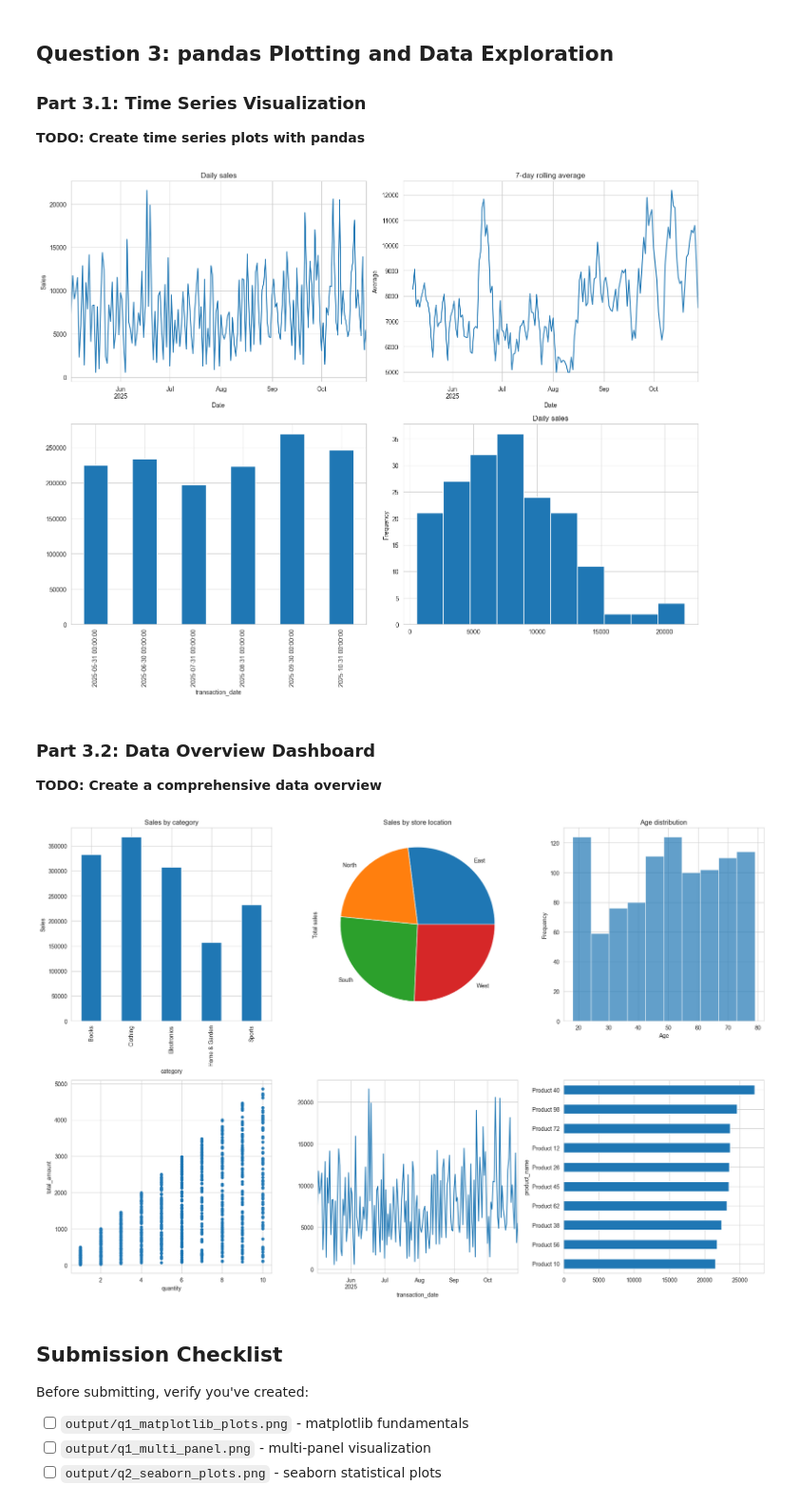
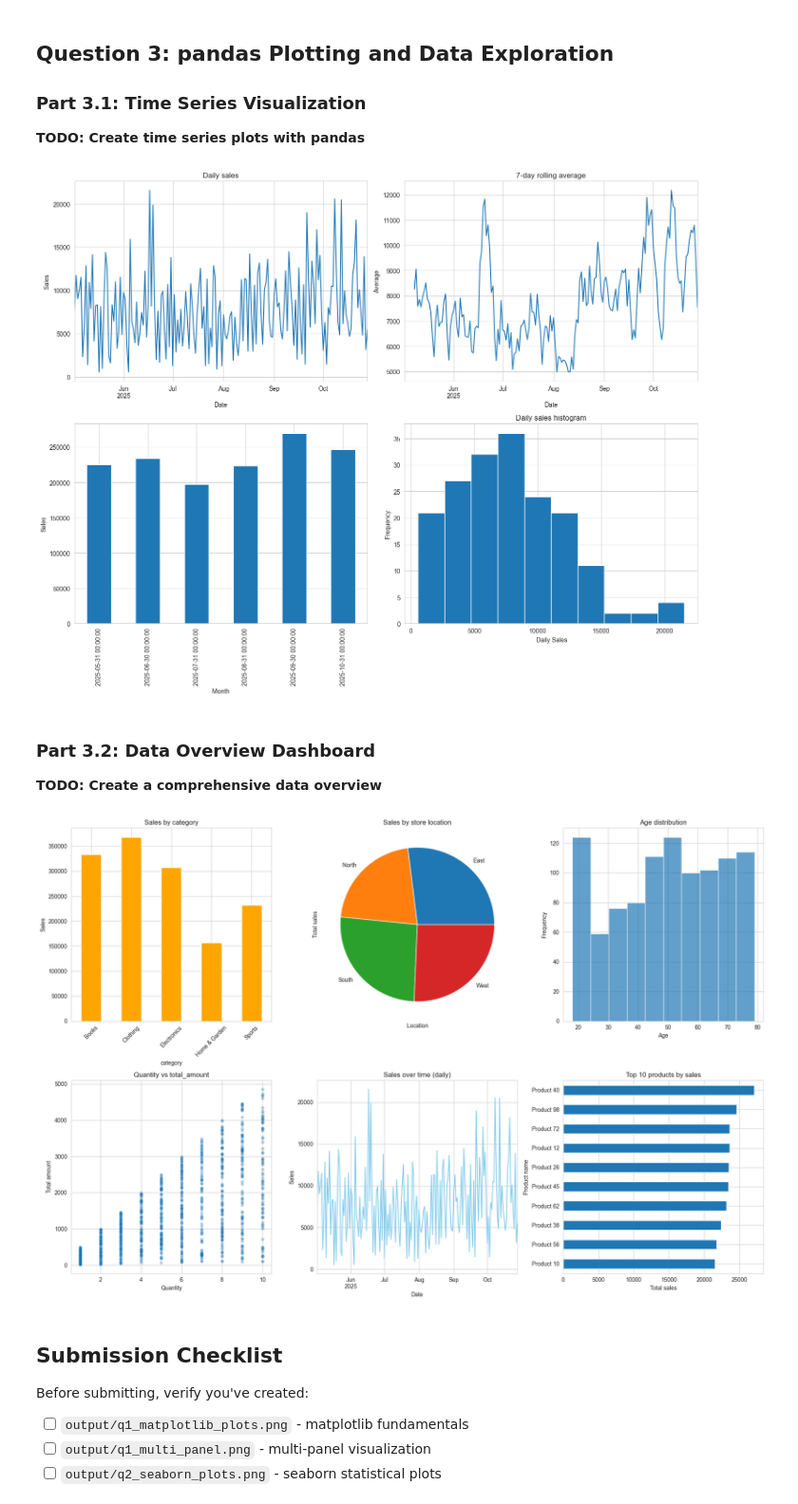
Before and after one commit to UCSF-DataSci/ds217-07-vision-quest-bobho1999, a Jupyter notebook: assignment.ipynb, the cells around one changed output. Shown at 95% size. Saved outputs shown, nothing was run; the diff lists cells and outputs as text; code cells hidden in the pictures.

Commit message:
Added Q3 plot title, labels, etc.

```diff
--- a/assignment.ipynb
+++ b/assignment.ipynb
@@ -288,26 +288,28 @@ daily_sales = merged_df.groupby('transaction_date')['total_amount'].sum()
 fig, axes = plt.subplots(2, 2, figsize=(15, 12))
 
 # TODO: Top-left: Line plot of daily sales
-# TODO: Top-right: Rolling 7-day average
-# TODO: Bottom-left: Monthly sales bar chart (use resample('ME') for month-end frequency)
-# TODO: Bottom-right: Sales distribution histogram
 daily_sales.plot(ax=axes[0,0], title='Daily sales', xlabel='Date', ylabel='Sales')
 
+# TODO: Top-right: Rolling 7-day average
 roll = daily_sales.rolling(window=7).mean()
 roll.plot(ax=axes[0,1], x='transaction_date', y='rolling_average', title='7-day rolling average', xlabel='Date', ylabel='Average')
 
+# TODO: Bottom-left: Monthly sales bar chart (use resample('ME') for month-end frequency)
 month_end = daily_sales.resample("ME").sum()
-month_end.plot(ax=axes[1,0], kind='bar', xlabel='Month')
+month_end.plot(ax=axes[1,0], kind='bar', xlabel='Month', ylabel='Sales')
 
+# TODO: Bottom-right: Sales distribution histogram
 daily_sales.plot(ax=axes[1,1], kind='hist', title='Daily sales histogram', xlabel=" Daily Sales")
+
 # TODO: Add titles and labels
 # TODO: Save the plot as 'output/q3_pandas_plots.png'
+
 
 plt.tight_layout()
 plt.savefig('output/q3_pandas_plots.png', dpi=300, bbox_inches='tight')
 plt.show()
 # %% [output]
-[figure, old version]
+[figure, new version]
 # %% [markdown]
 ### Part 3.2: Data Overview Dashboard
 
@@ -317,41 +319,48 @@ plt.show()
 fig, axes = plt.subplots(2, 3, figsize=(18, 12))
 
 # TODO: Plot 1: Sales by category (bar chart)
-merged_df.groupby("category")['total_amount'].sum().plot(kind='bar', ax=axes[0,0])
+merged_df.groupby("category")['total_amount'].sum().plot(kind='bar', ax=axes[0,0], rot=45, color='orange')
 # TODO: Plot 2: Sales by store location (pie chart)
 merged_df.groupby("store_location")['total_amount'].sum().plot(kind='pie', ax=axes[0,1])
 # TODO: Plot 3: Age distribution (histogram)
 merged_df['age'].plot(kind='hist', ax=axes[0, 2], alpha=0.7, title='Histogram')
 # TODO: Plot 4: Quantity vs total_amount scatter
-merged_df.plot(kind='scatter', x='quantity', y='total_amount', ax=axes[1,0])
+merged_df.plot(kind='scatter', x='quantity', y='total_amount', ax=axes[1,0], alpha=0.3)
 # TODO: Plot 5: Sales over time (line plot)
-daily_sales.plot(ax=axes[1,1])
+daily_sales.plot(ax=axes[1,1], color='skyblue')
 # TODO: Plot 6: Top 10 products by sales (horizontal bar)
 top = merged_df.groupby('product_name')['total_amount'].sum().sort_values(ascending=False).head(10)
 top.plot(kind='barh', ax=axes[1,2]).invert_yaxis()
 
 # TODO: Add titles and customize appearance
 # TODO: Save the plot as 'output/q3_data_overview.png'
 axes[0,0].set_title('Sales by category')
 axes[0,0].set_ylabel('Sales')
+
 axes[0,1].set_title('Sales by store location')
 axes[0,1].set_ylabel('Total sales')
+axes[0,1].set_xlabel('Location')
+
 axes[0,2].set_title('Age distribution')
 axes[0,2].set_xlabel('Age')
-axes[1,0].set_title('Age distribution')
-axes[1,0].set_xlabel('Age')
-axes[1,1].set_title('Sales over time')
-axes[1,1].set_xlabel('Time')
+
+axes[1,0].set_title('Quantity vs total_amount')
+axes[1,0].set_xlabel('Quantity')
+axes[1,0].set_ylabel('Total amount')
+
+axes[1,1].set_title('Sales over time (daily)')
+axes[1,1].set_xlabel('Date')
 axes[1,1].set_ylabel('Sales')
+
 axes[1,2].set_title('Top 10 products by sales')
 axes[1,2].set_xlabel('Total sales')
 axes[1,2].set_ylabel('Product name')
 
 plt.tight_layout()
 plt.savefig('output/q3_data_overview.png', dpi=300, bbox_inches='tight')
 plt.show()
 # %% [output]
-[figure, old version]
+[figure, new version]
 # %% [markdown]
 ## Submission Checklist
 
```
Also changed, not shown: parts of 2 cells of this notebook, 2 other files.
